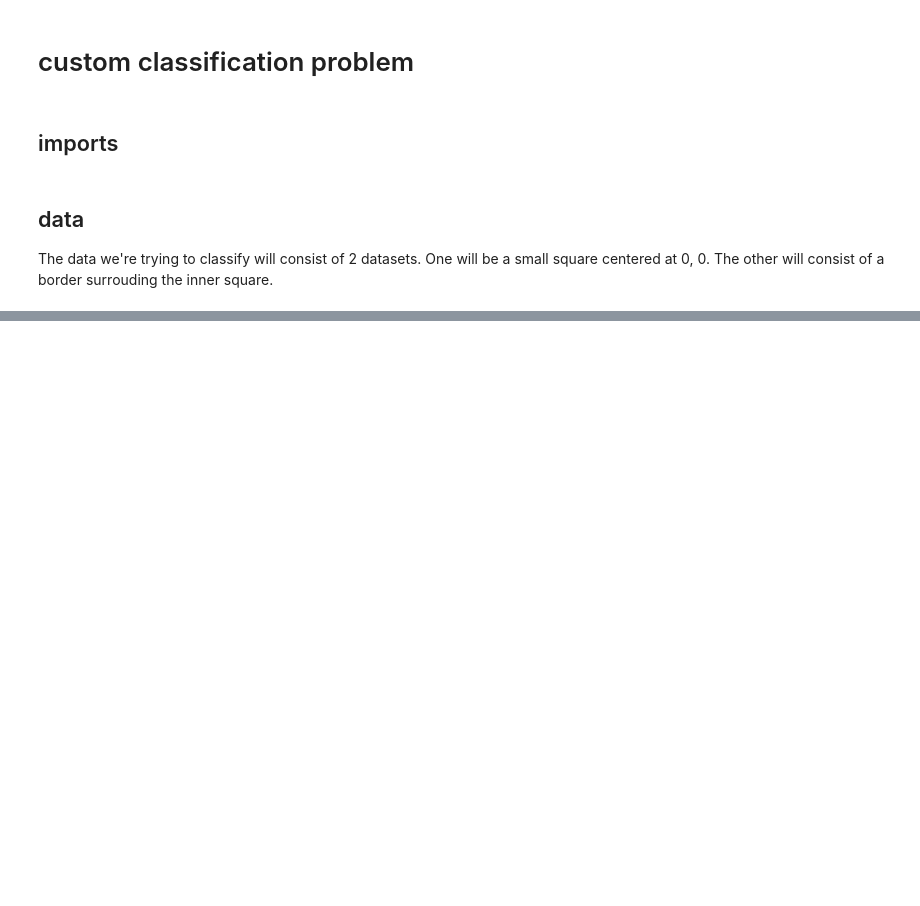
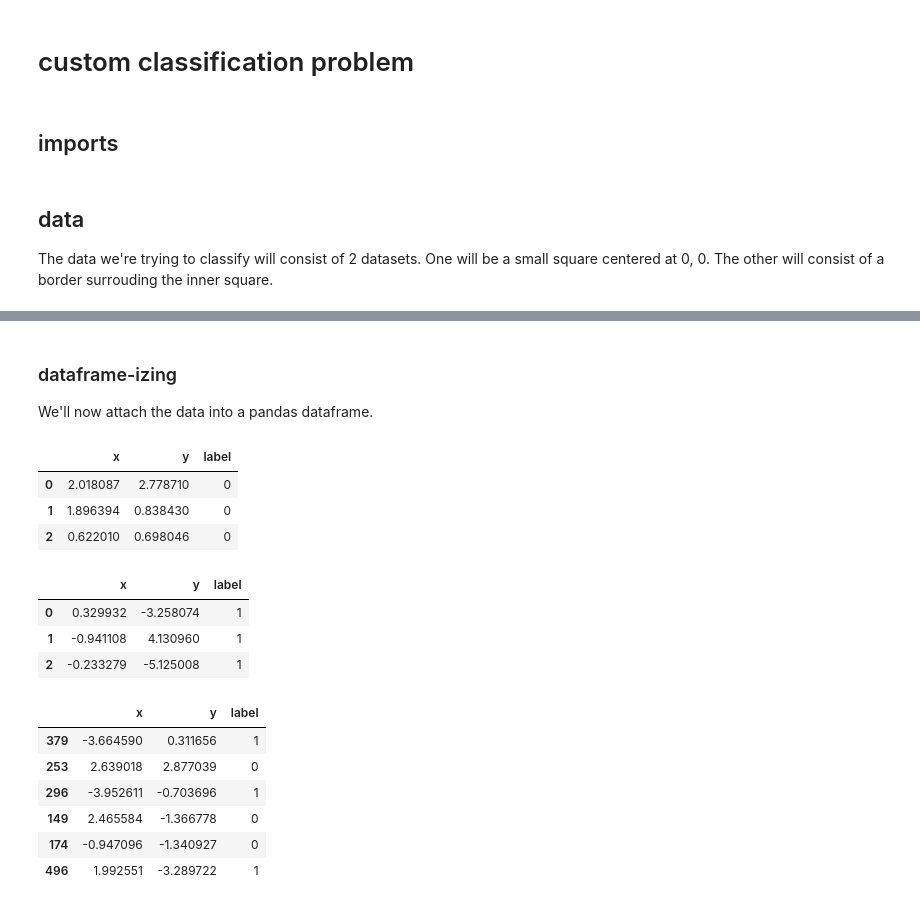
Before and after one commit to zfreedman/tfnn, a Jupyter notebook: code/simple_nn/Untitled.ipynb, the cells around one changed output, grey strips where cells are left out. Cells and saved outputs as stored; diff of their text form; code cells hidden in the pictures; blank space fills up the shorter version.

```diff
--- a/code/simple_nn/Untitled.ipynb
+++ b/code/simple_nn/Untitled.ipynb
@@ -81,0 +84,32 @@ plt.plot(features2[:,0], features2[:,1], "o", label="outer")
+# %% [markdown]
+### dataframe-izing
+We'll now attach the data into a pandas dataframe.
+# %%
+df1 = pd.DataFrame(features1, columns=["x", "y"])
+df1["label"] = 0
+df1.head(3)
+# %% [output]
+|  | x | y | label |
+| 0 | 2.018087 | 2.778710 | 0 |
+| 1 | 1.896394 | 0.838430 | 0 |
+| 2 | 0.622010 | 0.698046 | 0 |
+# %%
+df2 = pd.DataFrame(features2, columns=["x", "y"])
+df2["label"] = 1
+df2.head(3)
+# %% [output]
+|  | x | y | label |
+| 0 | 0.329932 | -3.258074 | 1 |
+| 1 | -0.941108 | 4.130960 | 1 |
+| 2 | -0.233279 | -5.125008 | 1 |
+# %%
+df = pd.concat([df1, df2], axis=0)
+df.sample(n=6)
+# %% [output]
+|  | x | y | label |
+| 379 | -3.664590 | 0.311656 | 1 |
+| 253 | 2.639018 | 2.877039 | 0 |
+| 296 | -3.952611 | -0.703696 | 1 |
+| 149 | 2.465584 | -1.366778 | 0 |
+| 174 | -0.947096 | -1.340927 | 0 |
+| 496 | 1.992551 | -3.289722 | 1 |
```
Also changed, not shown: parts of 7 cells of this notebook.
